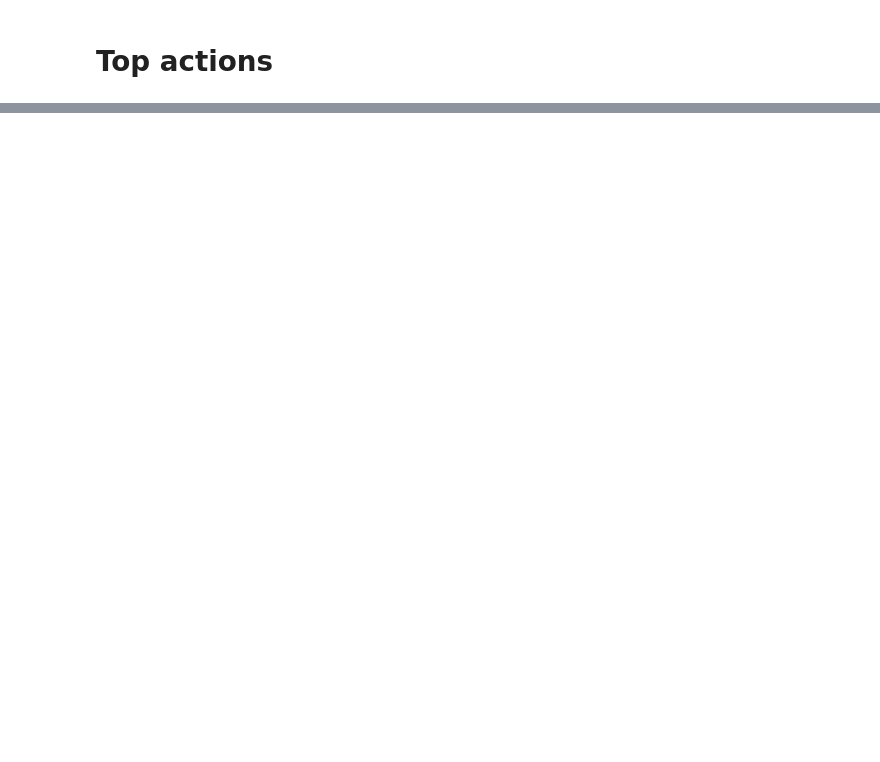
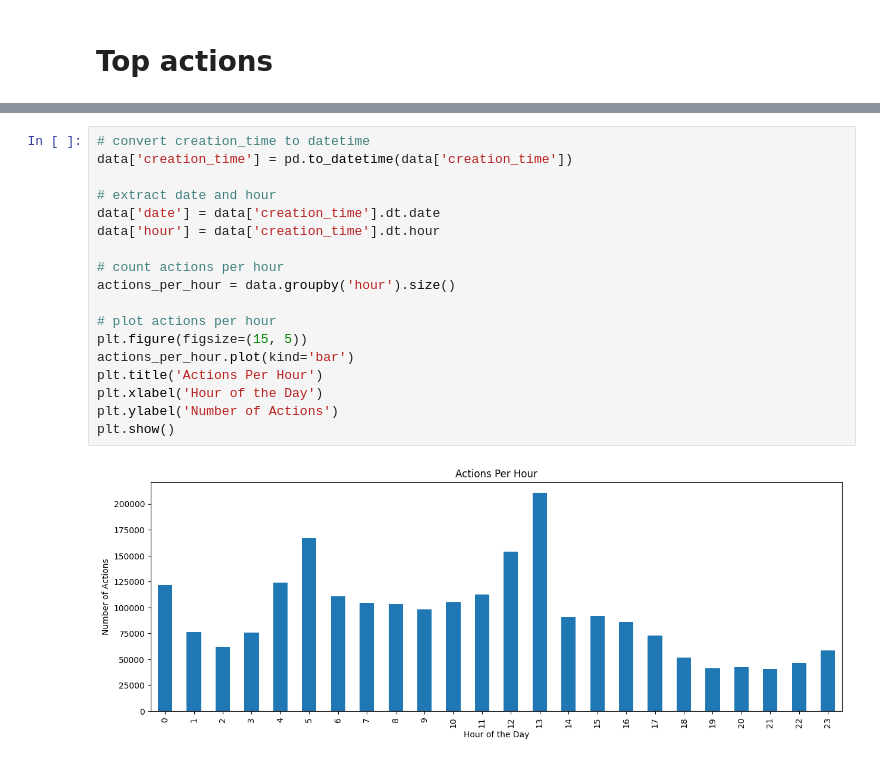
Before and after one commit to aref-hasan/aircraft_load, a Jupyter notebook: visualization/visualization.ipynb, the cells around one changed output, grey strips where cells are left out. Cells and saved outputs as stored; diff of their text form; blank space fills up the shorter version.

```diff
--- a/visualization/visualization.ipynb
+++ b/visualization/visualization.ipynb
@@ -46,0 +165,20 @@ top_actions = df["action_name"].value_counts().to_frame().reset_index()
+# %%
+# convert creation_time to datetime
+data['creation_time'] = pd.to_datetime(data['creation_time'])
+
+# extract date and hour
+data['date'] = data['creation_time'].dt.date
+data['hour'] = data['creation_time'].dt.hour
+
+# count actions per hour
+actions_per_hour = data.groupby('hour').size()
+
+# plot actions per hour
+plt.figure(figsize=(15, 5))
+actions_per_hour.plot(kind='bar')
+plt.title('Actions Per Hour')
+plt.xlabel('Hour of the Day')
+plt.ylabel('Number of Actions')
+plt.show()
+# %% [output]
+[figure, added]
```
Also changed, not shown: parts of 33 cells of this notebook, 3 other files.
